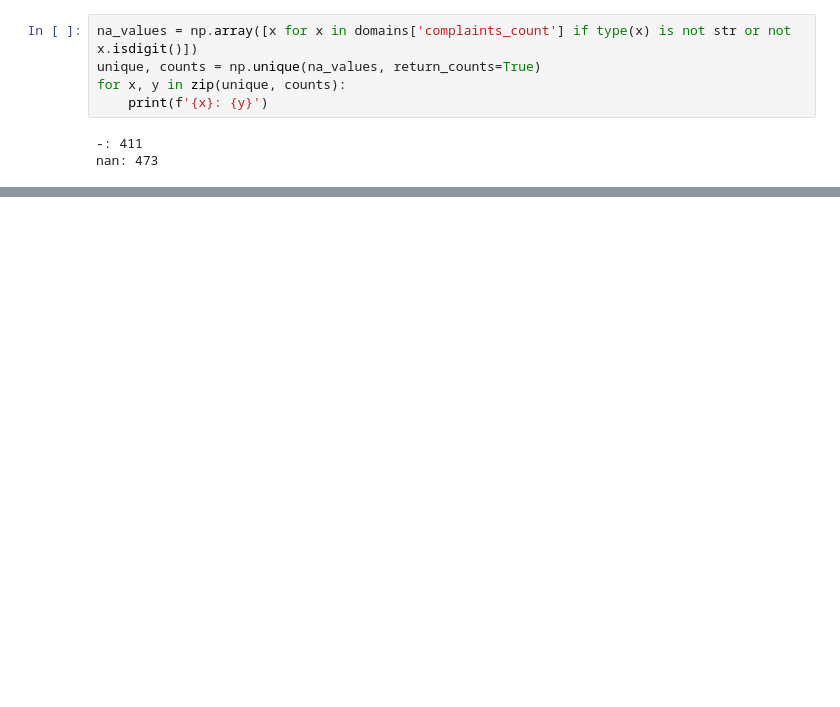
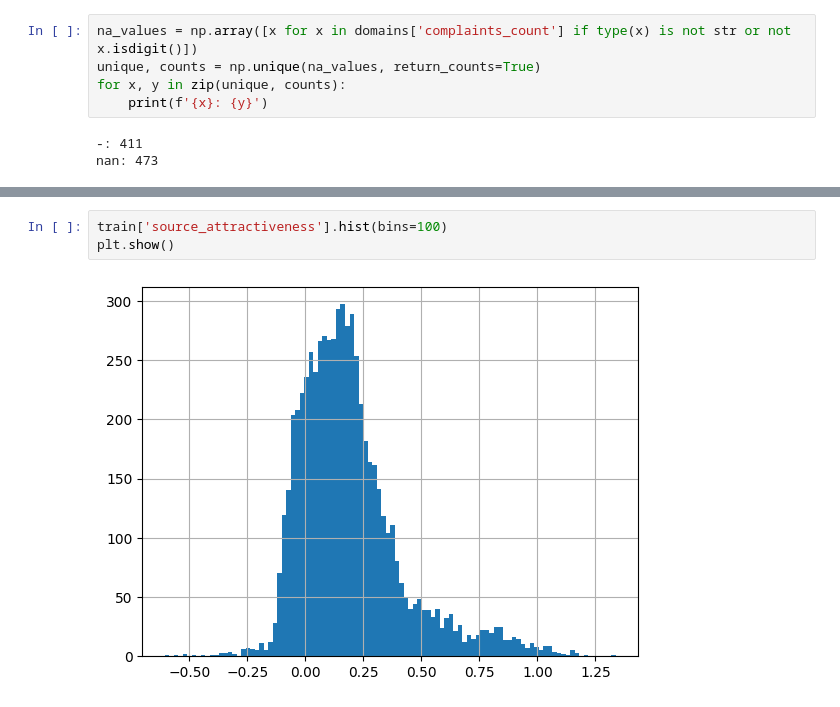
Before and after one commit to puck3/mai-ml-course, a Jupyter notebook: Lab_2/model.ipynb, the cells around one changed output, grey strips where cells are left out. Saved outputs shown, nothing was run; the diff lists cells and outputs as text; blank space fills up the shorter version.

```diff
--- a/Lab_2/model.ipynb
+++ b/Lab_2/model.ipynb
@@ -96 +105,6 @@ memory usage: 1.2 MB
+# %%
+train['source_attractiveness'].hist(bins=100)
+plt.show()
+# %% [output]
+[figure, added]
 # %%
```
Also changed, not shown: parts of 33 cells of this notebook, 5 other files.
